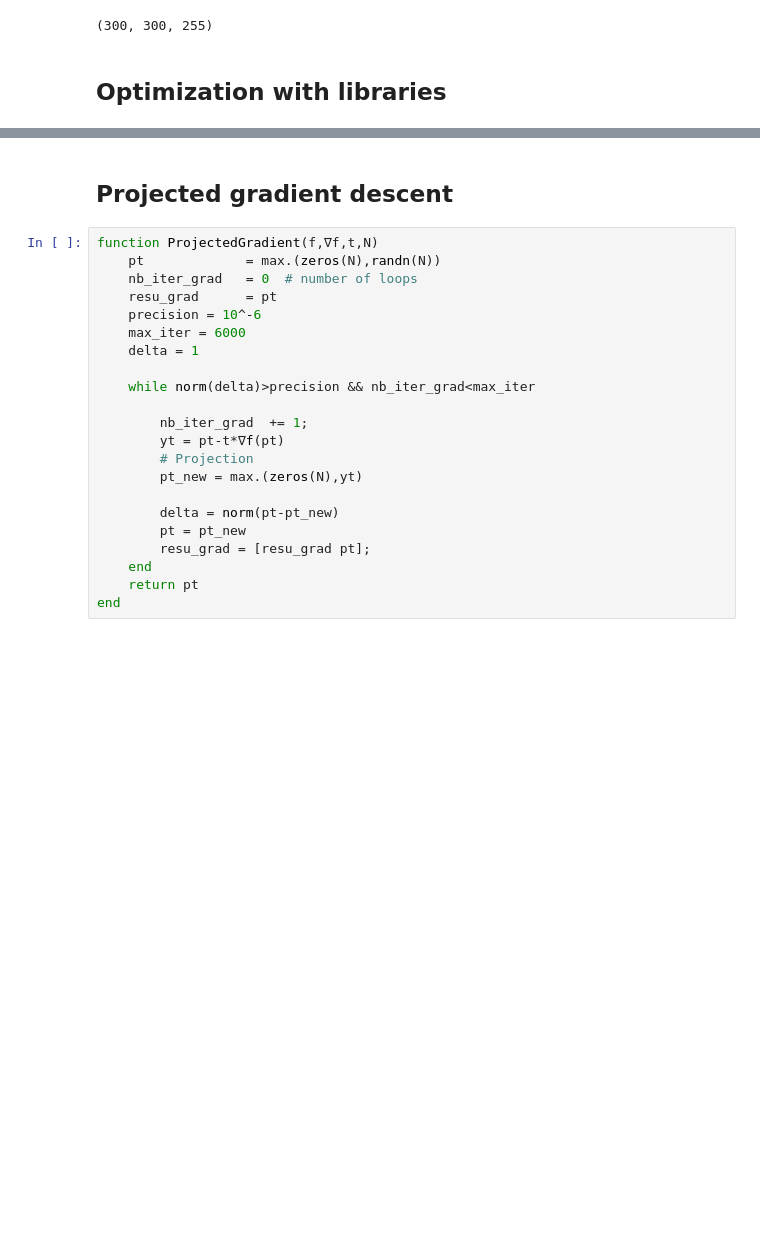
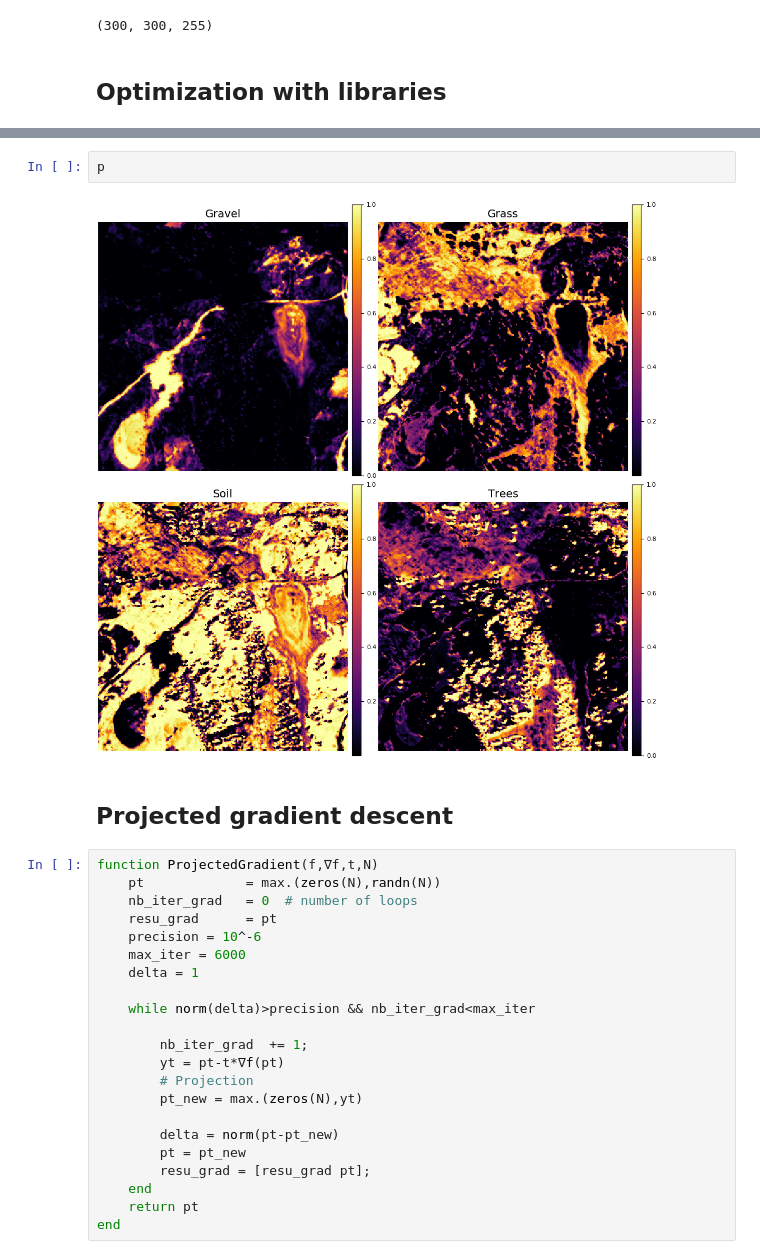
Before and after one commit to gonzaq94/Parallel-Computing-Project, a Jupyter notebook: parallel computing.ipynb, the cells around one changed output, grey strips where cells are left out. Drawn from its saved outputs; the diff is of its cells as text; blank space fills up the shorter version.

```diff
--- a/parallel computing.ipynb
+++ b/parallel computing.ipynb
@@ -146,3 +146,7 @@ plot(f2,f3,f4,f5,layout=(2,2))
+# %%
+p
+# %% [output]
+[figure, added]
 # %% [markdown]
 ## Projected gradient descent
 # %%
```
Also changed, not shown: parts of 23 cells of this notebook.
